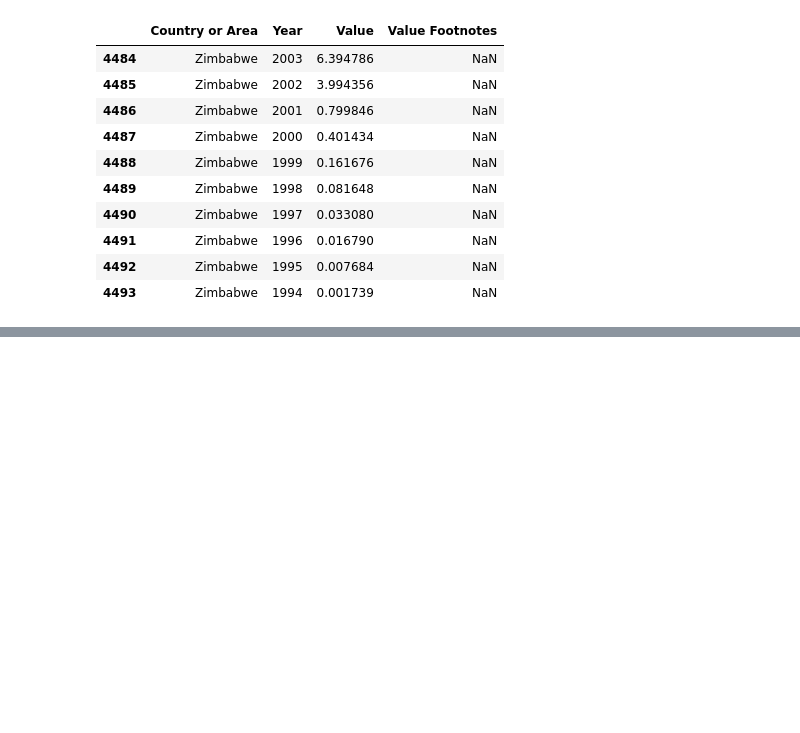
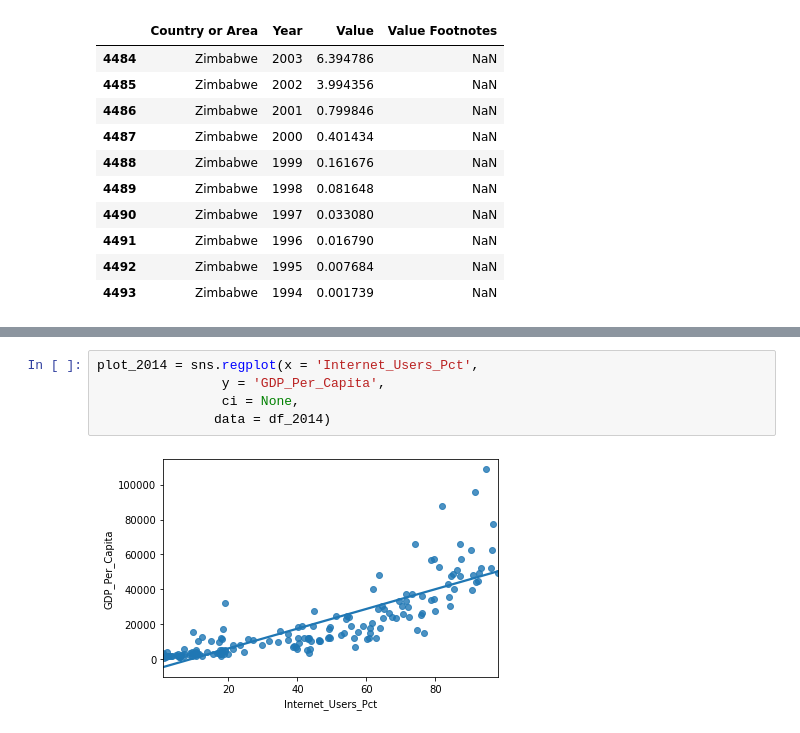
Before and after one commit to chrismack698/gdp-and-internet-usage-chrismack698, a Jupyter notebook: notebook/Python_GDP_Internet_Project.ipynb, the cells around one changed output, grey strips where cells are left out. Cells and saved outputs as stored; diff of their text form; blank space fills up the shorter version.

```diff
--- a/notebook/Python_GDP_Internet_Project.ipynb
+++ b/notebook/Python_GDP_Internet_Project.ipynb
@@ -97,0 +360,7 @@ internet_df.tail(10)
+# %%
+plot_2014 = sns.regplot(x = 'Internet_Users_Pct',
+                y = 'GDP_Per_Capita',
+                ci = None,
+               data = df_2014)
+# %% [output]
+[figure, added]
```
Also changed, not shown: parts of 72 cells of this notebook, 1 other file.
